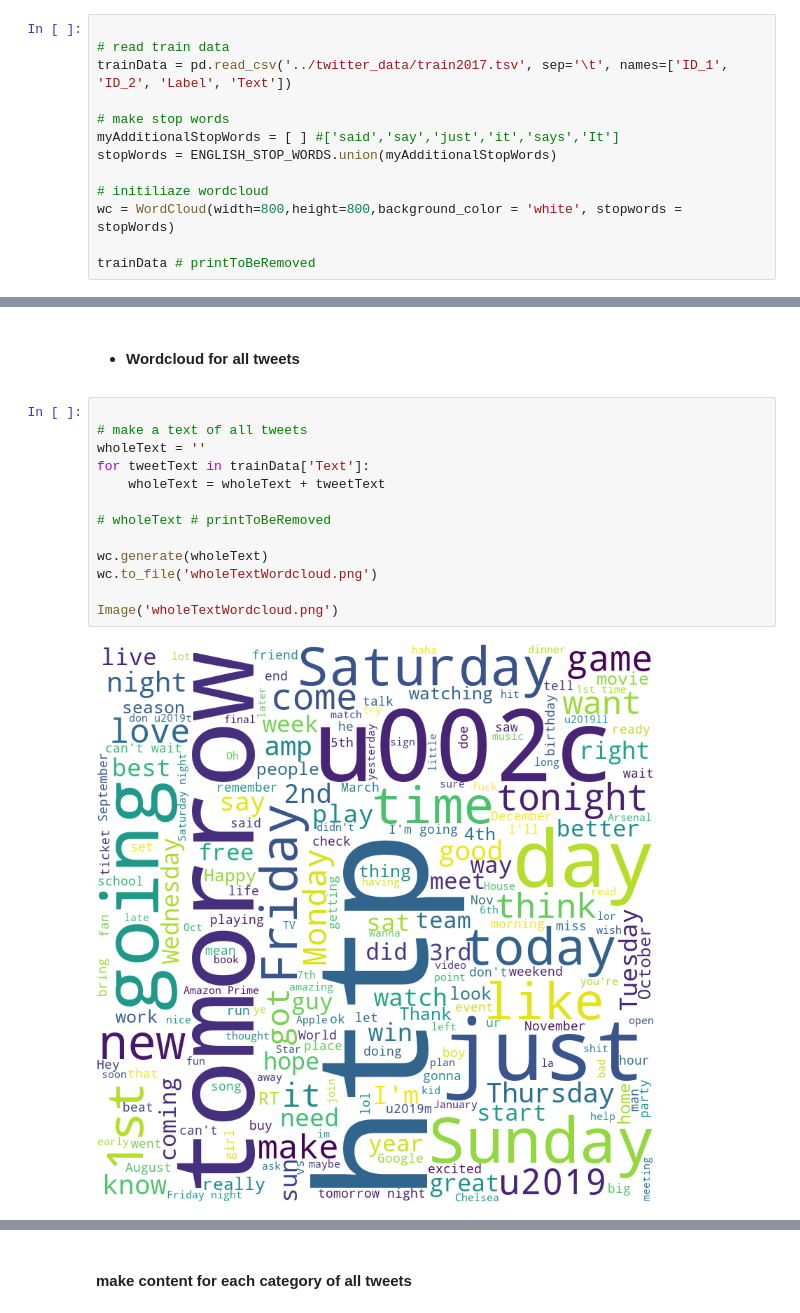
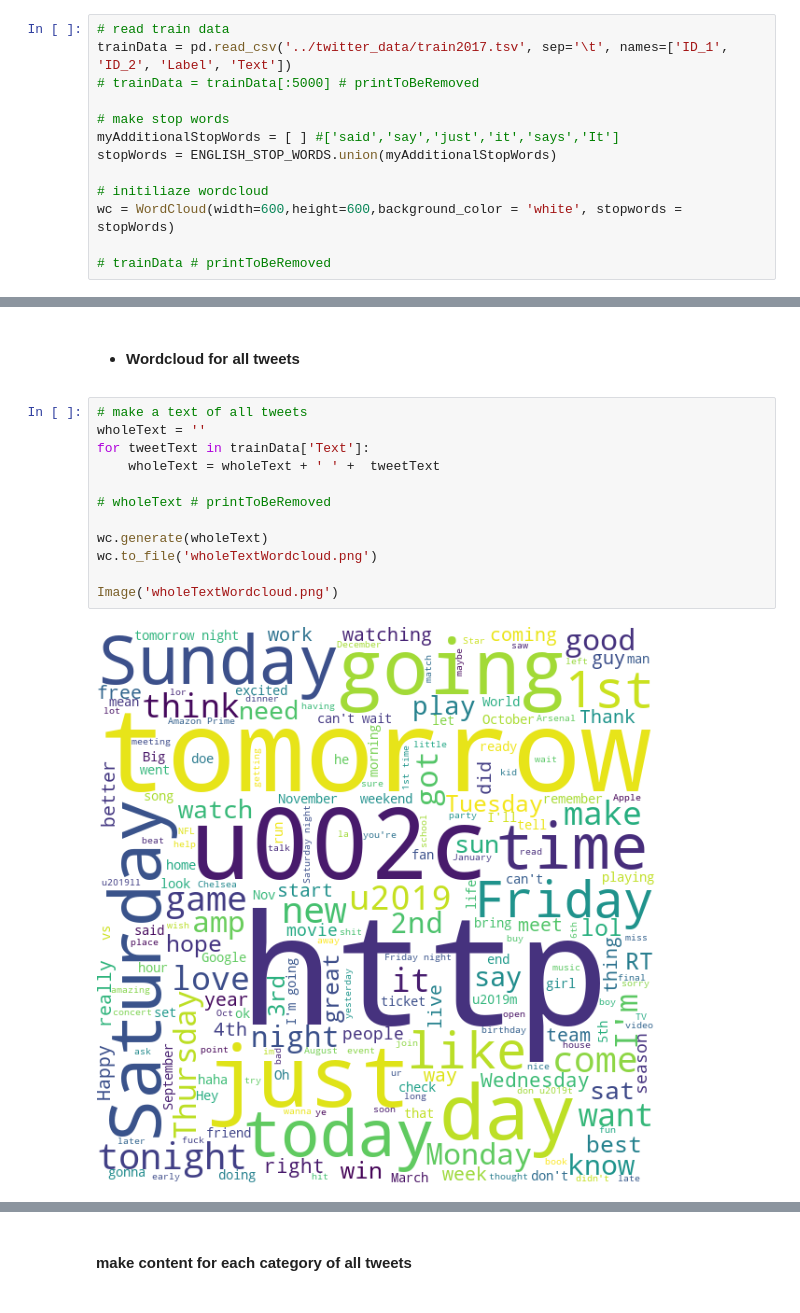
Before and after one commit to VaggelisSpi/Twitter-Sentiment-Analysis, a Jupyter notebook: scr/Project1DataMiningSemiFinal.ipynb, the cells around one changed output, grey strips where cells are left out. Drawn from its saved outputs; the diff is of its cells as text.

Commit message:
preprocessing functions and wordcloud visualization

```diff
--- a/scr/Project1DataMiningSemiFinal.ipynb
+++ b/scr/Project1DataMiningSemiFinal.ipynb
@@ -18,15 +26,15 @@ from IPython.display import Image
 # %% [markdown]
 - ### *Wordclouds*
 # %%
-
 # read train data
 trainData = pd.read_csv('../twitter_data/train2017.tsv', sep='\t', names=['ID_1', 'ID_2', 'Label', 'Text'])
+# trainData = trainData[:5000] # printToBeRemoved
 
 # make stop words
 myAdditionalStopWords = [ ] #['said','say','just','it','says','It']
 stopWords = ENGLISH_STOP_WORDS.union(myAdditionalStopWords)
 
 # initiliaze wordcloud
-wc = WordCloud(width=800,height=800,background_color = 'white', stopwords = stopWords)
+wc = WordCloud(width=600,height=600,background_color = 'white', stopwords = stopWords)
 
-trainData # printToBeRemoved
+# trainData # printToBeRemoved
@@ -52,17 +41,16 @@ trainData # printToBeRemoved
 # %% [markdown]
   - #### Wordcloud for all tweets
 # %%
-
 # make a text of all tweets
 wholeText = ''
 for tweetText in trainData['Text']:
-    wholeText = wholeText + tweetText
+    wholeText = wholeText + ' ' +  tweetText
 
 # wholeText # printToBeRemoved
 
 wc.generate(wholeText)
 wc.to_file('wholeTextWordcloud.png')
 
 Image('wholeTextWordcloud.png')
 # %% [output]
-[figure, old version]
+[figure, new version]
```
Also changed, not shown: parts of 14 cells of this notebook, 10 other files.
